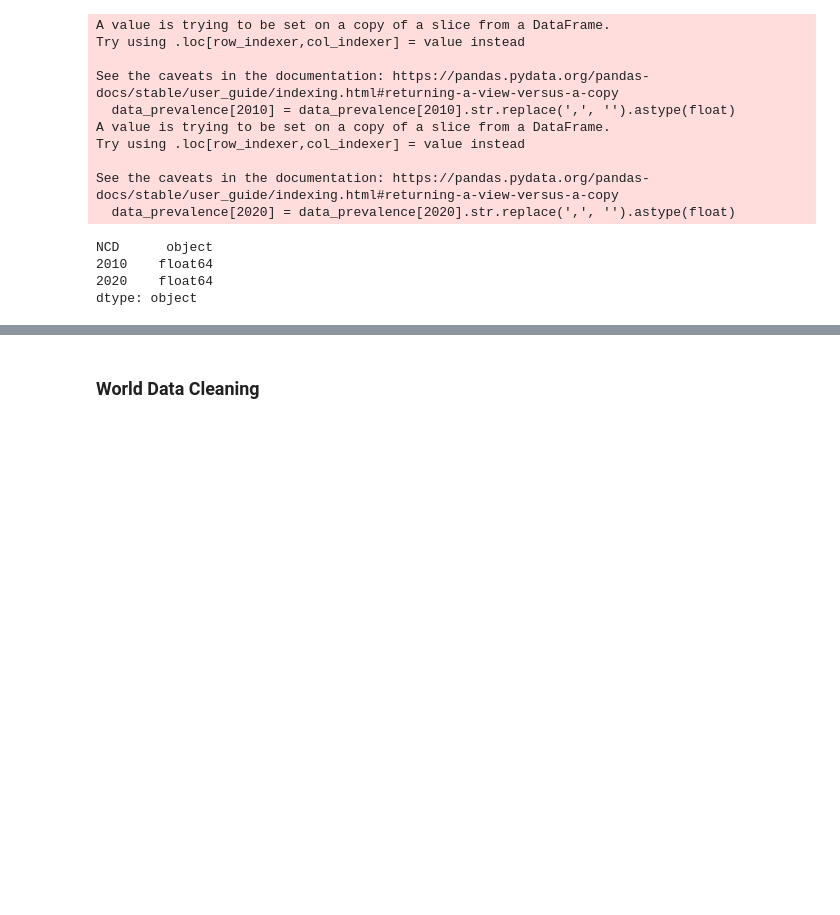
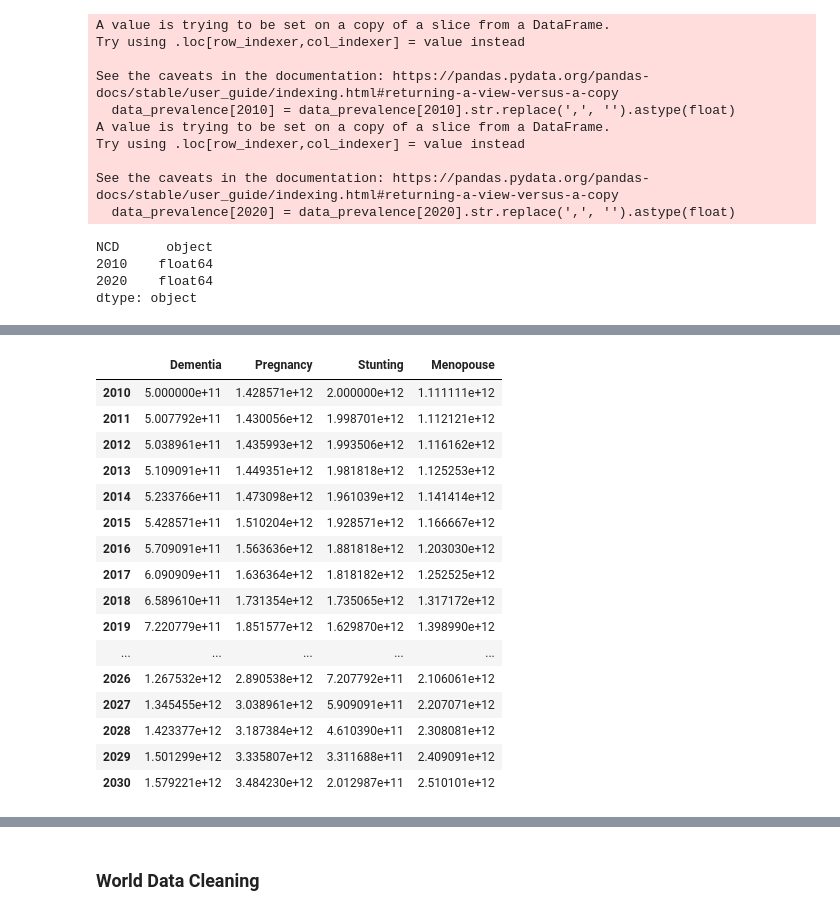
Before and after one commit to Gaia-Dental-Studio/GMed_Impact_Evaluation, a Jupyter notebook: eda.ipynb, the cells around one changed output, grey strips where cells are left out. Cells and saved outputs as stored; diff of their text form; code cells hidden in the pictures; blank space fills up the shorter version.

```diff
--- a/eda.ipynb
+++ b/eda.ipynb
@@ -834,0 +842,3 @@ final_df_corrected.to_csv('ncd_economic_burden_undiagnosed_cleaned.csv')
+# %%
+new_data = pd.read_csv('new_ncd_economic_burden.csv')
+new_data
@@ -834,0 +851,3 @@ final_df_corrected.to_csv('ncd_economic_burden_undiagnosed_cleaned.csv')
+# %%
+# rename new_data column
+new_data.columns = ['NCD', 2010, 2020]
@@ -834,0 +872,2 @@ final_df_corrected.to_csv('ncd_economic_burden_undiagnosed_cleaned.csv')
+# %%
+data_prevalence = new_data.copy()
@@ -834,0 +919,20 @@ final_df_corrected.to_csv('ncd_economic_burden_undiagnosed_cleaned.csv')
+# %%
+final_df_quadratic
+# %% [output]
+|  | Dementia | Pregnancy | Stunting | Menopouse |
+| 2010 | 5.000000e+11 | 1.428571e+12 | 2.000000e+12 | 1.111111e+12 |
+| 2011 | 5.007792e+11 | 1.430056e+12 | 1.998701e+12 | 1.112121e+12 |
+| 2012 | 5.038961e+11 | 1.435993e+12 | 1.993506e+12 | 1.116162e+12 |
+| 2013 | 5.109091e+11 | 1.449351e+12 | 1.981818e+12 | 1.125253e+12 |
+| 2014 | 5.233766e+11 | 1.473098e+12 | 1.961039e+12 | 1.141414e+12 |
+| 2015 | 5.428571e+11 | 1.510204e+12 | 1.928571e+12 | 1.166667e+12 |
+| 2016 | 5.709091e+11 | 1.563636e+12 | 1.881818e+12 | 1.203030e+12 |
+| 2017 | 6.090909e+11 | 1.636364e+12 | 1.818182e+12 | 1.252525e+12 |
+| 2018 | 6.589610e+11 | 1.731354e+12 | 1.735065e+12 | 1.317172e+12 |
+| 2019 | 7.220779e+11 | 1.851577e+12 | 1.629870e+12 | 1.398990e+12 |
+| ... | ... | ... | ... | ... |
+| 2026 | 1.267532e+12 | 2.890538e+12 | 7.207792e+11 | 2.106061e+12 |
+| 2027 | 1.345455e+12 | 3.038961e+12 | 5.909091e+11 | 2.207071e+12 |
+| 2028 | 1.423377e+12 | 3.187384e+12 | 4.610390e+11 | 2.308081e+12 |
+| 2029 | 1.501299e+12 | 3.335807e+12 | 3.311688e+11 | 2.409091e+12 |
+| 2030 | 1.579221e+12 | 3.484230e+12 | 2.012987e+11 | 2.510101e+12 |
```
Also changed, not shown: parts of 15 cells of this notebook, 9 other files.
